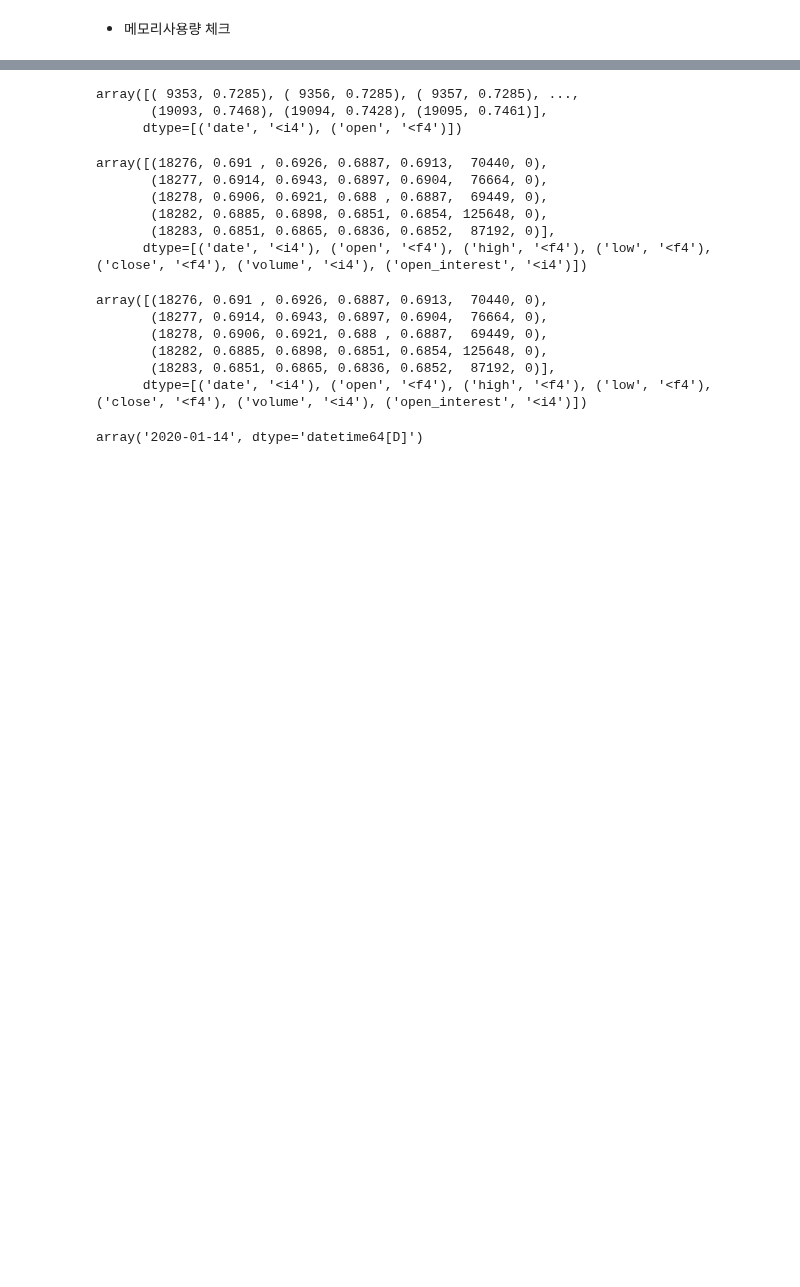
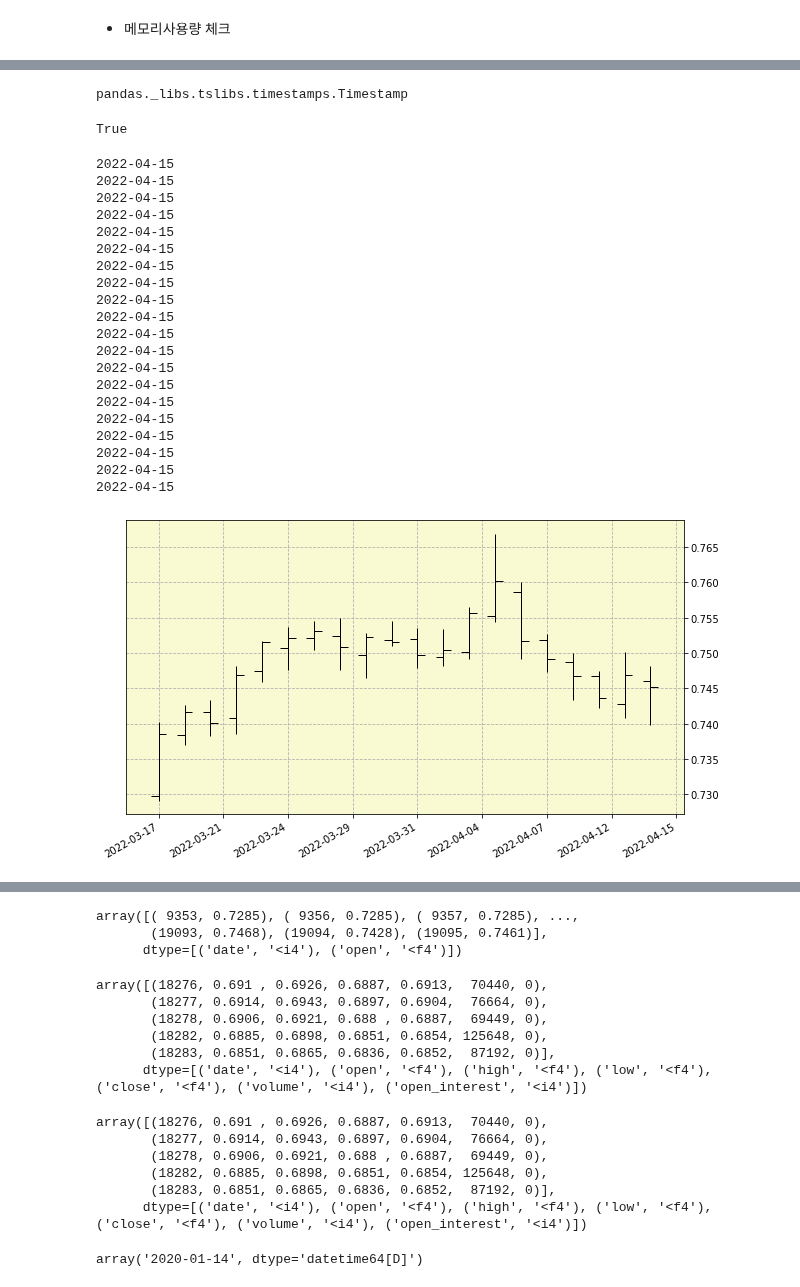
Before and after one commit to zipu/Trading, a Jupyter notebook: test.ipynb, the cells around one changed output, grey strips where cells are left out. Cells and saved outputs as stored; diff of their text form; code cells hidden in the pictures; blank space fills up the shorter version.

```diff
--- a/test.ipynb
+++ b/test.ipynb
@@ -20,0 +94,66 @@ monitor_memory(dir())
+# %%
+df = instruments['AD'].quotes(format='pandas')
+# %%
+type(df.reset_index()['date'][0])
+# %% [output]
+pandas._libs.tslibs.timestamps.Timestamp
+# %%
+isinstance(df.reset_index()['date'][0], pd.Timestamp)
+# %% [output]
+True
+# %%
+class MyFormatter(Formatter):
+    def __init__(self, dates, fmt='%Y-%m-%d'):
+        self.dates = dates
+        self.fmt = fmt
+        self.xidx = []
+
+    def __call__(self, x, pos):
+        'Return the label for time x at position pos'
+        ind = int(np.round(x))
+        self.xidx.append(ind)
+
+        if ind < 0:
+            return ''
+
+
+        #print(self.dates[ind].strftime(self.fmt))
+
+        if ind >= len(self.dates):
+            diff = self.xidx[1] - self.xidx[0]
+            print((self.dates.iloc[-1] + pd.Timedelta(days=diff)).strftime(self.fmt))
+            return (self.dates.iloc[-1] + pd.Timedelta(days=diff)).strftime(self.fmt)
+
+        return self.dates[ind].strftime(self.fmt)
+# %%
+myformatter = MyFormatter(df['date'])
+fig = plt.figure(figsize=(10,6))
+
+ax = plt.gca()
+#ax.xaxis.set_major_formatter(formatter)
+ohlc_chart(ax, df)
+ax.xaxis.set_major_formatter(myformatter)
+s = plt.xticks()
+fig.autofmt_xdate()
+# %% [output]
+2022-04-15
+2022-04-15
+2022-04-15
+2022-04-15
+2022-04-15
+2022-04-15
+2022-04-15
+2022-04-15
+2022-04-15
+2022-04-15
+2022-04-15
+2022-04-15
+2022-04-15
+2022-04-15
+2022-04-15
+2022-04-15
+2022-04-15
+2022-04-15
+2022-04-15
+2022-04-15
+[figure, added]
```
Also changed, not shown: parts of 21 cells of this notebook, 15 other files.
